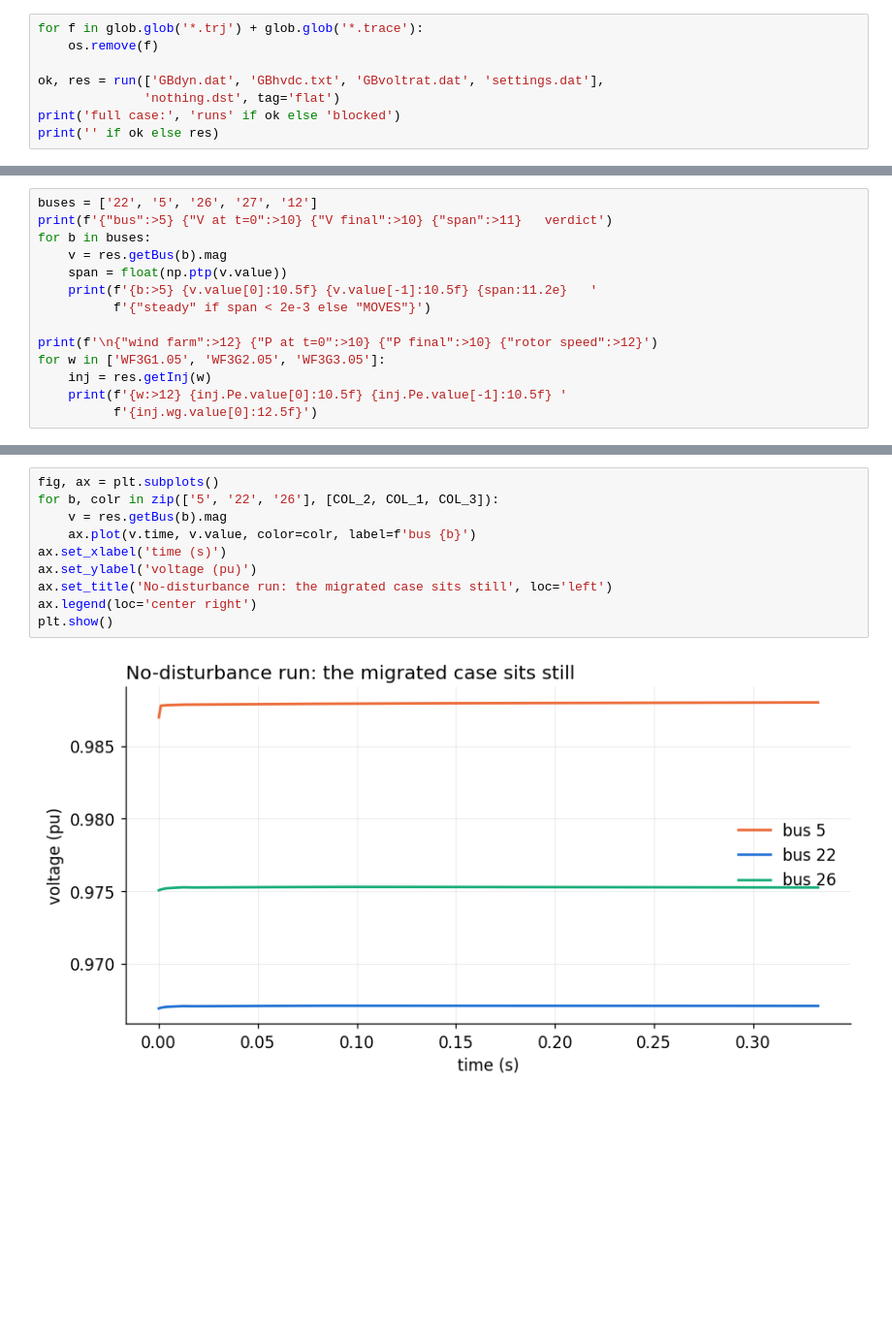
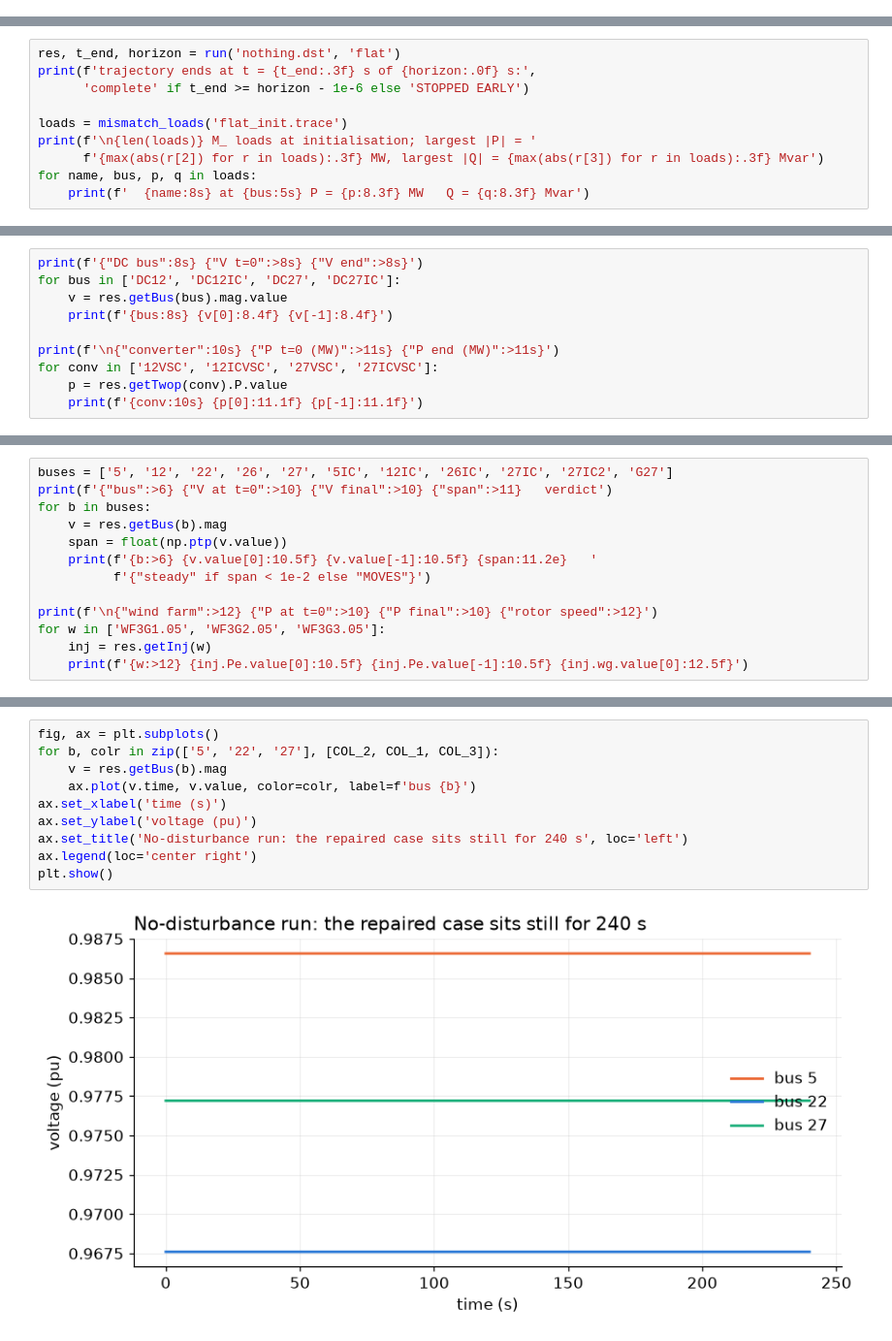
Before and after one commit to SPS-L/stepss-GB-Network, a Jupyter notebook: CurrentStatus.ipynb, the cells around one changed output, grey strips where cells are left out. Shown at 97% size. Saved outputs shown, nothing was run; the diff lists cells and outputs as text; blank space fills up the shorter version.

```diff
--- a/CurrentStatus.ipynb
+++ b/CurrentStatus.ipynb
@@ -62,8 +87,0 @@ stepss 3.81
-# %%
-for f in glob.glob('*.trj') + glob.glob('*.trace'):
-    os.remove(f)
-
-ok, res = run(['GBdyn.dat', 'GBhvdc.txt', 'GBvoltrat.dat', 'settings.dat'],
-              'nothing.dst', tag='flat')
-print('full case:', 'runs' if ok else 'blocked')
-print('' if ok else res)
@@ -133,0 +88,10 @@ print(txt[max(0, i - 200):i + 260])
+# %%
+res, t_end, horizon = run('nothing.dst', 'flat')
+print(f'trajectory ends at t = {t_end:.3f} s of {horizon:.0f} s:',
+      'complete' if t_end >= horizon - 1e-6 else 'STOPPED EARLY')
+
+loads = mismatch_loads('flat_init.trace')
+print(f'\n{len(loads)} M_ loads at initialisation; largest |P| = '
+      f'{max(abs(r[2]) for r in loads):.3f} MW, largest |Q| = {max(abs(r[3]) for r in loads):.3f} Mvar')
+for name, bus, p, q in loads:
+    print(f'  {name:8s} at {bus:5s} P = {p:8.3f} MW   Q = {q:8.3f} Mvar')
@@ -133,0 +146,10 @@ print(txt[max(0, i - 200):i + 260])
+# %%
+print(f'{"DC bus":8s} {"V t=0":>8s} {"V end":>8s}')
+for bus in ['DC12', 'DC12IC', 'DC27', 'DC27IC']:
+    v = res.getBus(bus).mag.value
+    print(f'{bus:8s} {v[0]:8.4f} {v[-1]:8.4f}')
+
+print(f'\n{"converter":10s} {"P t=0 (MW)":>11s} {"P end (MW)":>11s}')
+for conv in ['12VSC', '12ICVSC', '27VSC', '27ICVSC']:
+    p = res.getTwop(conv).P.value
+    print(f'{conv:10s} {p[0]:11.1f} {p[-1]:11.1f}')
@@ -140,15 +210,14 @@ would mean the migrated parameters are internally inconsistent.
 # %%
-buses = ['22', '5', '26', '27', '12']
-print(f'{"bus":>5} {"V at t=0":>10} {"V final":>10} {"span":>11}   verdict')
+buses = ['5', '12', '22', '26', '27', '5IC', '12IC', '26IC', '27IC', '27IC2', 'G27']
+print(f'{"bus":>6} {"V at t=0":>10} {"V final":>10} {"span":>11}   verdict')
 for b in buses:
     v = res.getBus(b).mag
     span = float(np.ptp(v.value))
-    print(f'{b:>5} {v.value[0]:10.5f} {v.value[-1]:10.5f} {span:11.2e}   '
-          f'{"steady" if span < 2e-3 else "MOVES"}')
+    print(f'{b:>6} {v.value[0]:10.5f} {v.value[-1]:10.5f} {span:11.2e}   '
+          f'{"steady" if span < 1e-2 else "MOVES"}')
 
 print(f'\n{"wind farm":>12} {"P at t=0":>10} {"P final":>10} {"rotor speed":>12}')
 for w in ['WF3G1.05', 'WF3G2.05', 'WF3G3.05']:
     inj = res.getInj(w)
-    print(f'{w:>12} {inj.Pe.value[0]:10.5f} {inj.Pe.value[-1]:10.5f} '
-          f'{inj.wg.value[0]:12.5f}')
+    print(f'{w:>12} {inj.Pe.value[0]:10.5f} {inj.Pe.value[-1]:10.5f} {inj.wg.value[0]:12.5f}')
 # %% [output]
@@ -175,12 +241,12 @@ of a second rather than drifting.
 # %%
 fig, ax = plt.subplots()
-for b, colr in zip(['5', '22', '26'], [COL_2, COL_1, COL_3]):
+for b, colr in zip(['5', '22', '27'], [COL_2, COL_1, COL_3]):
     v = res.getBus(b).mag
     ax.plot(v.time, v.value, color=colr, label=f'bus {b}')
 ax.set_xlabel('time (s)')
 ax.set_ylabel('voltage (pu)')
-ax.set_title('No-disturbance run: the migrated case sits still', loc='left')
+ax.set_title('No-disturbance run: the repaired case sits still for 240 s', loc='left')
 ax.legend(loc='center right')
 plt.show()
 # %% [output]
-[figure, old version]
+[figure, new version]
```
Also changed, not shown: parts of 22 cells of this notebook, 5 other files.
